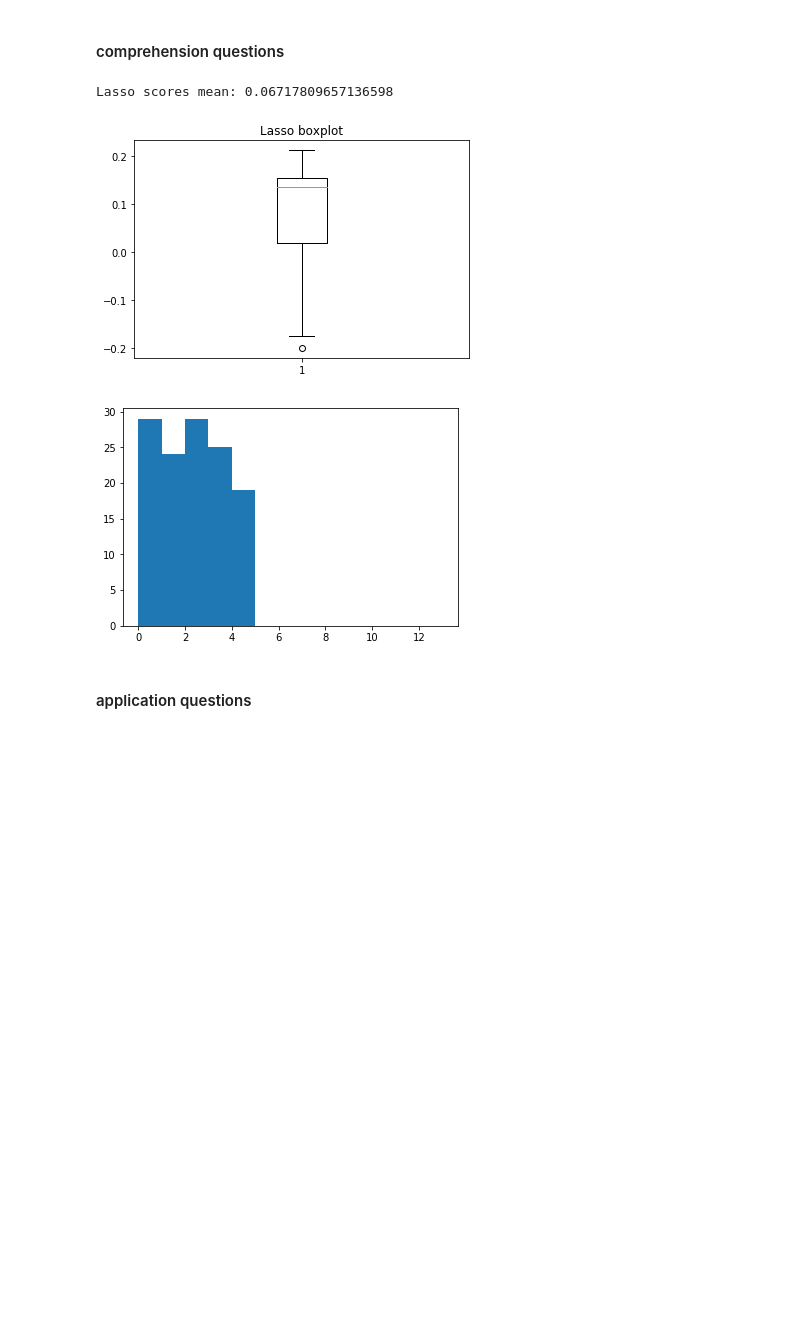
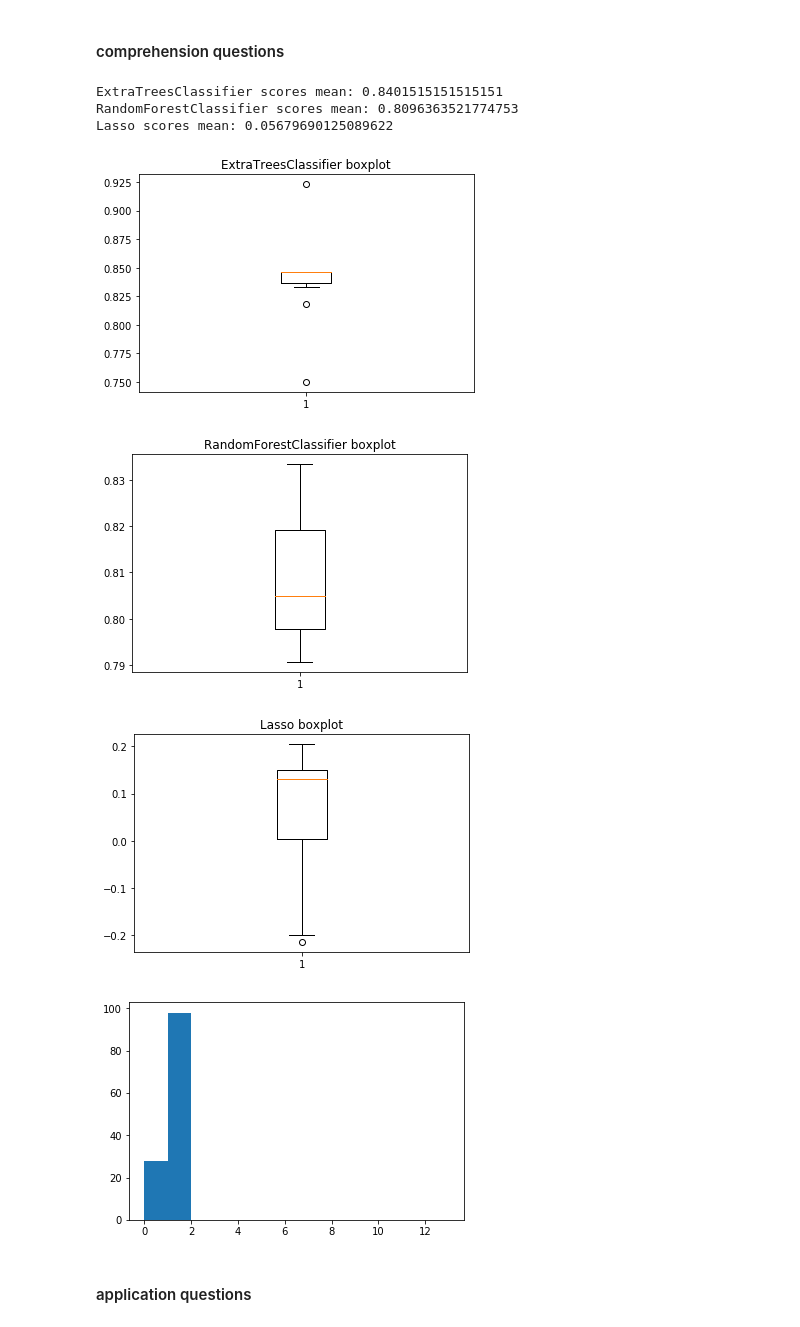
Before and after one commit to CyberCRI/dataanalysis-herocoli-redmetrics, a Jupyter notebook: v1.52.2/Data mining/Classification.ipynb, the cells around one changed output. Cells and saved outputs as stored; diff of their text form; code cells hidden in the pictures; blank space fills up the shorter version.

```diff
--- a/v1.52.2/Data mining/Classification.ipynb
+++ b/v1.52.2/Data mining/Classification.ipynb
@@ -366,7 +379,7 @@ def getBoxplot(scores, title = ''):
 # boxplot function
 #  questions: array of strings of question names
 def getPerformanceFromQuestionGroup(questions,
-                                    exclusive = False,
+                                    thresholdPercentage = 1.0,
                                     extraTreesClassifier = False,
                                     randomForestClassifier = False,
                                     lasso = False,
@@ -377,9 +390,9 @@ def getPerformanceFromQuestionGroup(questions,
 
     # Get features and target
     features = pd.concat([anonymousData.loc[:,"sessionsCount":"completionTime"], anonymousData.loc[:,"gameInterest":"previousPlay"]], axis=1)
-    target = anonymousData.loc[:, questions].astype(int).sum(axis=1)
-    if exclusive:
-        target = target.apply(lambda x: 0 if x < len(questions) else 1)
+
+    digitalTarget = anonymousData.loc[:, questions].astype(int).sum(axis=1)
+    categoricalTarget = digitalTarget.apply(lambda x: 0 if x < thresholdPercentage*len(questions) else 1)
 
     # Add polynomial features
     secondDegreeFeatures = preprocessing.PolynomialFeatures(degree=2, interaction_only=False, include_bias=True)
@@ -391,7 +404,7 @@ def getPerformanceFromQuestionGroup(questions,
     if extraTreesClassifier:
         # Classify using extra tree classifiers, more random than random forest methods
         clf = ExtraTreesClassifier(n_estimators=10, max_depth=None, min_samples_split=2, random_state=0, bootstrap=True)
-        scores = cross_val_score(clf, features, target, cv=10)
+        scores = cross_val_score(clf, features, categoricalTarget, cv=10)
         print("ExtraTreesClassifier scores mean: " + str(scores.mean()))
 
         # Display plot
@@ -400,7 +413,7 @@ def getPerformanceFromQuestionGroup(questions,
     if randomForestClassifier:
         # Classify using random forests -accounts for the small size of the dataset and the categorical nature of the features, limit overfitting
         clf = RandomForestClassifier(n_estimators=10, max_depth=None, min_samples_split=2, random_state=0, bootstrap=True)
-        scores = cross_val_score(clf, features, target)
+        scores = cross_val_score(clf, features, categoricalTarget)
         print("RandomForestClassifier scores mean: " + str(scores.mean()))
 
         # Display plot
@@ -409,7 +422,7 @@ def getPerformanceFromQuestionGroup(questions,
     if lasso:
         # Run Lasso regression with cross-validation
         model = Lasso()
-        scores = cross_val_score(model, features, target, cv=10)
+        scores = cross_val_score(model, features, digitalTarget, cv=10)
         print("Lasso scores mean: " + str(scores.mean()))
 
         # Display plot
@@ -479,14 +506,18 @@ Lasso scores mean: 0.01818468271267093
 # %%
 comprehensionQuestions = ["QBioBricksDevicesComposition",
                       "QBBFunctionTER",
                       "QBBFunctionPlasmid",
                       "QUnequipDevice",
                      ]
-getPerformanceFromQuestionGroup(comprehensionQuestions, lasso = True, histTarget = 14)
+getPerformanceFromQuestionGroup(comprehensionQuestions, extraTreesClassifier = True, randomForestClassifier = True, lasso = True, histTarget = 14)
 # %% [output]
-Lasso scores mean: 0.06717809657136598
+ExtraTreesClassifier scores mean: 0.8401515151515151
+RandomForestClassifier scores mean: 0.8096363521774753
+Lasso scores mean: 0.05679690125089622
-[figure, old version]
+[figure, new version]
-[figure, old version]
+[figure, new version]
+[figure, added]
+[figure, added]
 # %% [markdown]
 #### application questions
 # %%
```
Also changed, not shown: parts of 21 cells of this notebook, 2 other files.
